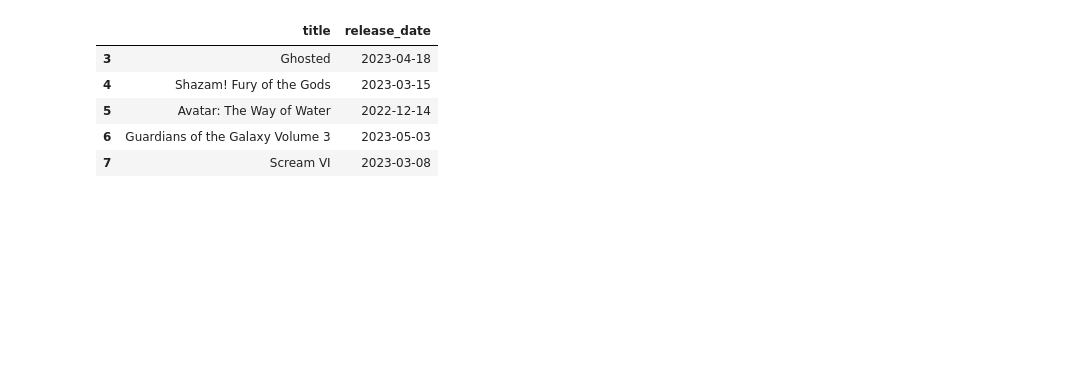
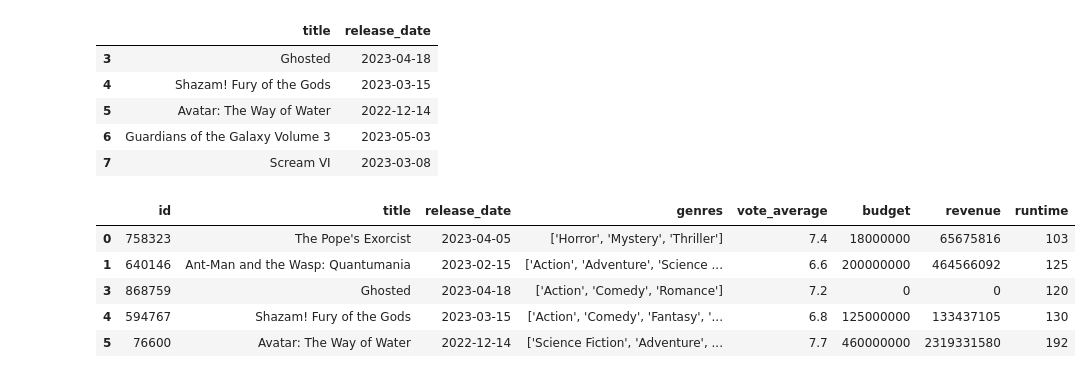
Before and after one commit to Exion007/Colab, a Jupyter notebook: pandas_intro.ipynb, the cells around one changed output. Cells and saved outputs as stored; diff of their text form; code cells hidden in the pictures; blank space fills up the shorter version.

```diff
--- a/pandas_intro.ipynb
+++ b/pandas_intro.ipynb
@@ -132,3 +111,21 @@ df2
 | 5 | Avatar: The Way of Water | 2022-12-14 |
 | 6 | Guardians of the Galaxy Volume 3 | 2023-05-03 |
 | 7 | Scream VI | 2023-03-08 |
+# %%
+# Filtering based on a column value
+#newdf = df = df[df["release_date"].notna()]
+#newdf = df.drop(df.loc[df["vote_average"] < 8.5].index)
+
+# Filtering based on column names
+# Note: In addition to the indices method we used above, we can also use column names
+
+to_del = ["original_language", "vote_count", "production_companies", "tagline", "popularity", "overview", ]
+newdf = df.drop(to_del, axis=1)
+newdf.head()
+# %% [output]
+|  | id | title | release_date | genres | vote_average | budget | revenue | runtime |
+| 0 | 758323 | The Pope's Exorcist | 2023-04-05 | ['Horror', 'Mystery', 'Thriller'] | 7.4 | 18000000 | 65675816 | 103 |
+| 1 | 640146 | Ant-Man and the Wasp: Quantumania | 2023-02-15 | ['Action', 'Adventure', 'Science ... | 6.6 | 200000000 | 464566092 | 125 |
+| 3 | 868759 | Ghosted | 2023-04-18 | ['Action', 'Comedy', 'Romance'] | 7.2 | 0 | 0 | 120 |
+| 4 | 594767 | Shazam! Fury of the Gods | 2023-03-15 | ['Action', 'Comedy', 'Fantasy', '... | 6.8 | 125000000 | 133437105 | 130 |
+| 5 | 76600 | Avatar: The Way of Water | 2022-12-14 | ['Science Fiction', 'Adventure', ... | 7.7 | 460000000 | 2319331580 | 192 |
```
Also changed, not shown: parts of 1 cell of this notebook.
